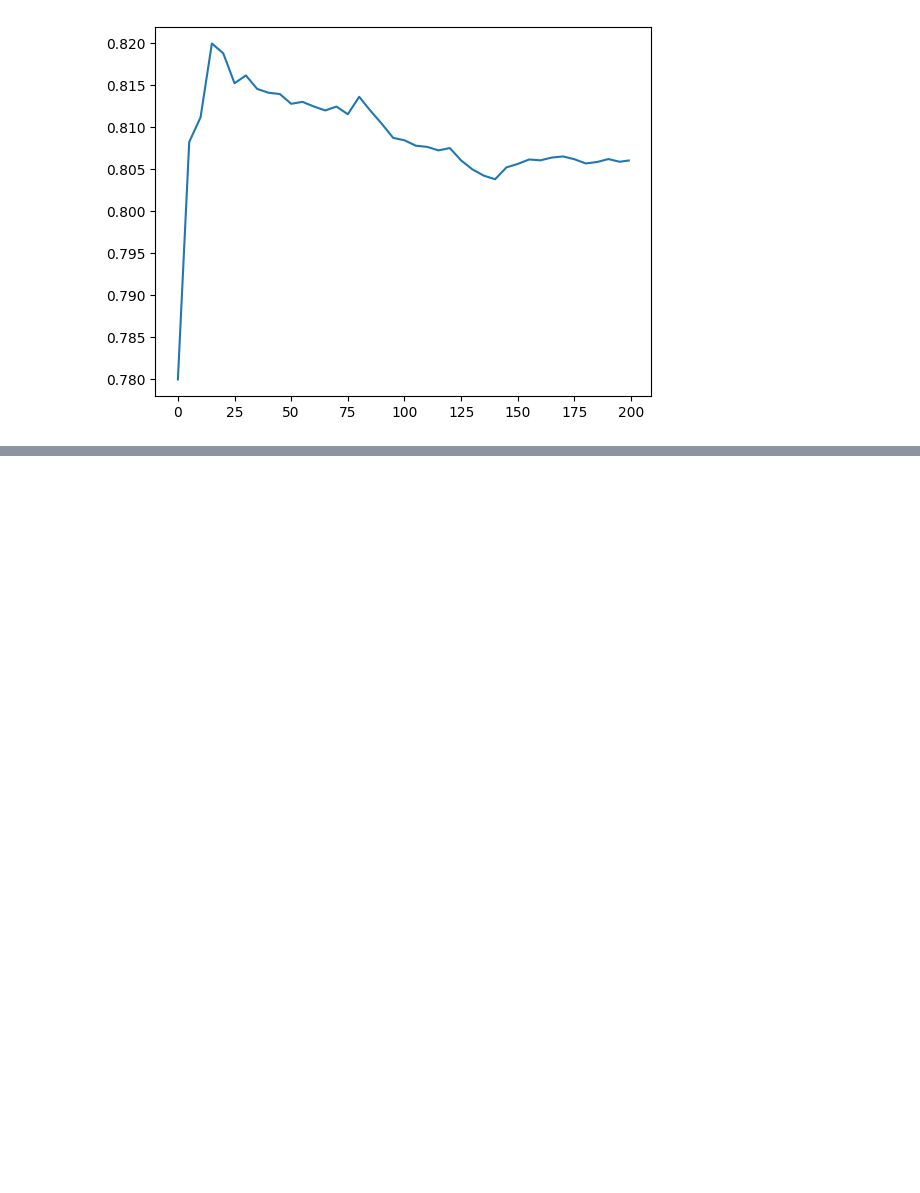
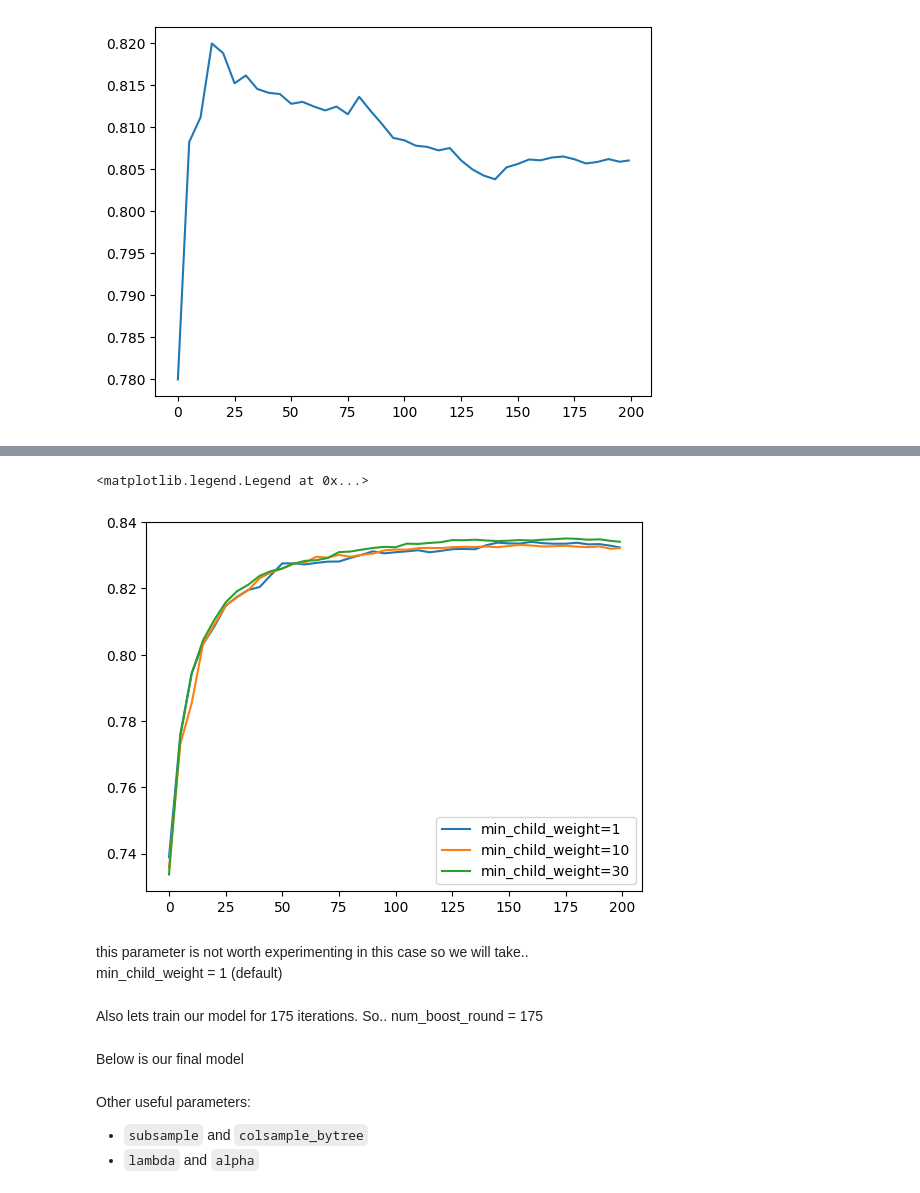
Before and after one commit to skykmar02/Credit-Risk-Scoring, a Jupyter notebook: 06_Credit_risk_scoring.ipynb, the cells around one changed output, grey strips where cells are left out. Drawn from its saved outputs; the diff is of its cells as text; code cells hidden in the pictures; blank space fills up the shorter version.

```diff
--- a/06_Credit_risk_scoring.ipynb
+++ b/06_Credit_risk_scoring.ipynb
@@ -799,0 +935,2 @@ plt.plot(df_scores.num_iter, df_scores.val_auc, label = 'val')
+# %%
+scores = {}
@@ -799,0 +961,16 @@ plt.plot(df_scores.num_iter, df_scores.val_auc, label = 'val')
+# %%
+for min_child_weight, df_scores in scores.items():
+    plt.plot(df_scores.num_iter, df_scores.val_auc, label = min_child_weight)
+
+plt.legend()
+# %% [output]
+<matplotlib.legend.Legend at 0x...>
+[figure, added]
+# %% [markdown]
+this parameter is not worth experimenting in this case so we will take..
+min_child_weight = 1 (default)
+# %% [markdown]
+Also lets train our model for 175 iterations. So..
+num_boost_round = 175
+# %% [markdown]
+Below is our final model
@@ -799,0 +990,5 @@ plt.plot(df_scores.num_iter, df_scores.val_auc, label = 'val')
+# %% [markdown]
+Other useful parameters:
+
+- `subsample` and `colsample_bytree`
+- `lambda` and `alpha`
```
Also changed, not shown: parts of 39 cells of this notebook, 1 other file.
